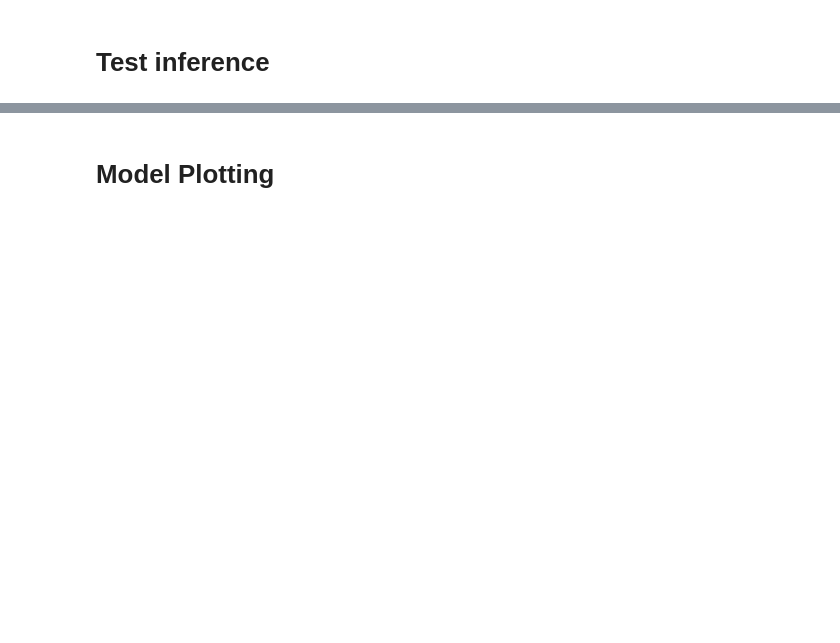
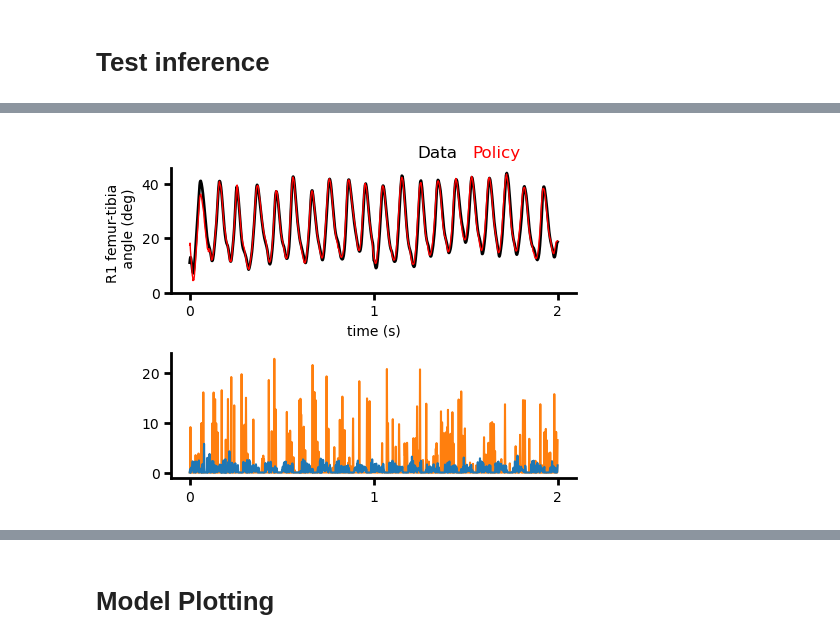
Before and after one commit to charles-zhng/Brax-Tracking, a Jupyter notebook: Cosyne_Figs01.ipynb, the cells around one changed output, grey strips where cells are left out. Saved outputs shown, nothing was run; the diff lists cells and outputs as text; code cells hidden in the pictures; blank space fills up the shorter version.

```diff
--- a/Cosyne_Figs01.ipynb
+++ b/Cosyne_Figs01.ipynb
@@ -399,26 +625,40 @@ for n, joint in enumerate(joint_names):
 # %%
-
-joints_policy = qposes_rollout[:, joint_idxs]
-joints_ref = qposes_ref[:, joint_idxs]
+clip_idx = 0
+joints_policy = qposes_rollout[clip_idx,:, joint_idxs].T
+joints_ref = qposes_ref[clip_idx,:, joint_idxs].T
+ground_force_clip = ground_force[clip_idx,:, 0].T
 fontsize = 12
-fig, axs = plt.subplots(2, 1, figsize=(10, 5))
+fig, axs = plt.subplots(2, 1, figsize=(5, 4))
 # for i in range(joints_policy.shape[1]):
 i = 9
 ax = axs[0]
-ax.plot(np.rad2deg(joints_ref[:, i]), label=f'ref')
-ax.plot(np.rad2deg(joints_policy[:, i]), label=f'policy')
-ax.legend(frameon=False,fontsize=fontsize,loc='upper right',bbox_to_anchor=(1,1.15),labelcolor='linecolor',handlelength=0,handleheight=0,ncols=1,columnspacing=.1)
+ax.plot(np.linspace(0,2,joints_ref.shape[0]),np.rad2deg(joints_ref[:, i]),c='k', label=f'Data', lw=2)
+ax.plot(np.linspace(0,2,joints_policy.shape[0]),np.rad2deg(joints_policy[:, i]),c='r', label=f'Policy',lw=1)
+ax.legend(frameon=False,fontsize=fontsize,loc='upper right',bbox_to_anchor=(.9,1.3),labelcolor='linecolor',handlelength=0,handleheight=0,ncols=2,columnspacing=.1)
+ax.set_yticks([0,20,40])
+ax.set_xticks([0,1,2])
+ax.set_xlabel('time (s)')
+ax.set_ylabel('R1 femur-tibia \n angle (deg)')
+# ax.set_title(f'{joint_names[i]}')
+# i=12
+N=1
+ctrl_force = policy_data['sensordata'].reshape(17,policy_data['sensordata'].shape[1],-1,3)
+ctrl_force = np.array(ctrl_force)
+ctrl_smooth = np.apply_along_axis(lambda m: np.convolve(m, np.ones(N)/N, mode='full'), axis=1, arr=ctrl_force)
+amp_force = amp_data['sensordata'].reshape(1,amp_data['sensordata'].shape[1],-1,3)
+amp_force = np.array(amp_force)
+amp_smooth = np.apply_along_axis(lambda m: np.convolve(m, np.ones(N)/N, mode='full'), axis=1, arr=amp_force)
 
-ax.set_xlabel('timesteps')
-ax.set_ylabel('joint angle (rad)')
-ax.set_title(f'Joint: {joint_names[i]}')
-i=12
 ax = axs[1]
-ax.plot(joints_ref[:, i], label=f'ref')
-ax.plot(joints_policy[:, i], label=f'policy')
-# ax.legend()
-ax.set_xlabel('timesteps')
-ax.set_ylabel('joint angle (rad)')
-ax.set_title(f'Joint: {joint_names[i]}')
+ax.set_xticks([0,1,2])
+ax.plot(np.linspace(0,2,ctrl_smooth.shape[1]),np.abs(10*ctrl_smooth[clip_idx,:,2,0]), label=f'ref')
+ax.plot(np.linspace(0,2,ctrl_smooth.shape[1]),np.abs(10*amp_smooth[0,:ctrl_smooth.shape[1],1,0]), label=f'ref',zorder=0)
+# ax.plot(joints_policy[:, i], label=f'policy')
+# # ax.legend()
+# ax.set_xlabel('timesteps')
+# ax.set_ylabel('joint angle (rad)')
+# ax.set_title(f'Joint: {joint_names[i]}')
 fig.tight_layout()
-# fig.savefig(fig_dir / 'joints_angles.png', dpi=300)
+# fig.savefig(fig_dir / 'joints_angles.svg', dpi=300)
+# %% [output]
+[figure, added]
```
Also changed, not shown: parts of 44 cells of this notebook, 8 other files.
